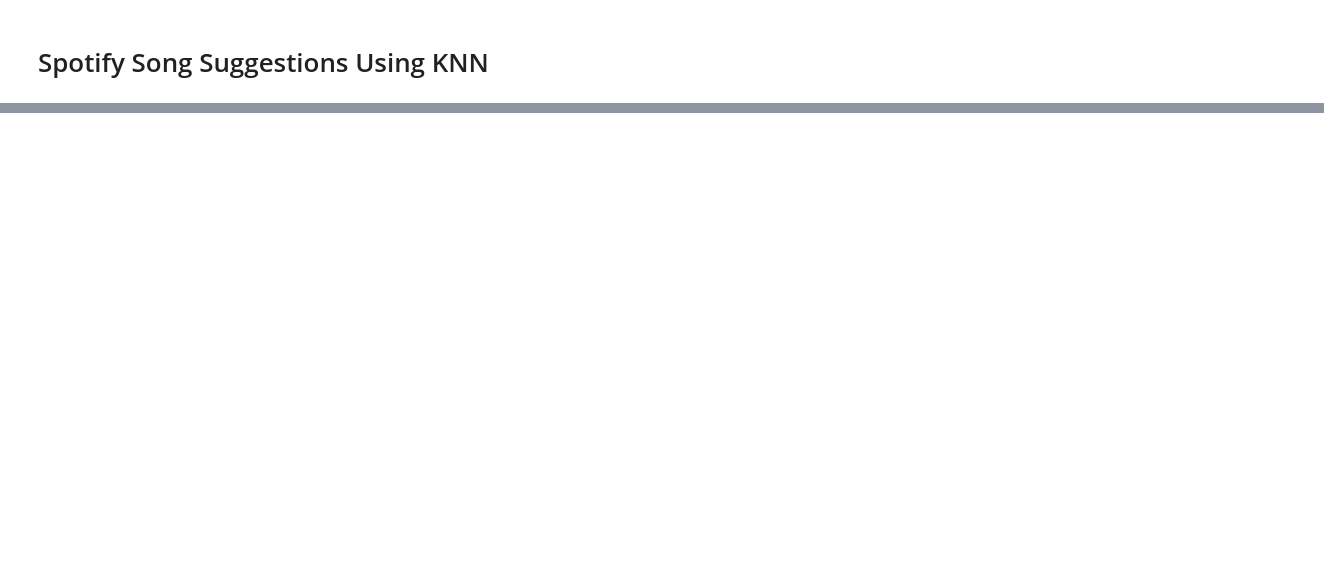
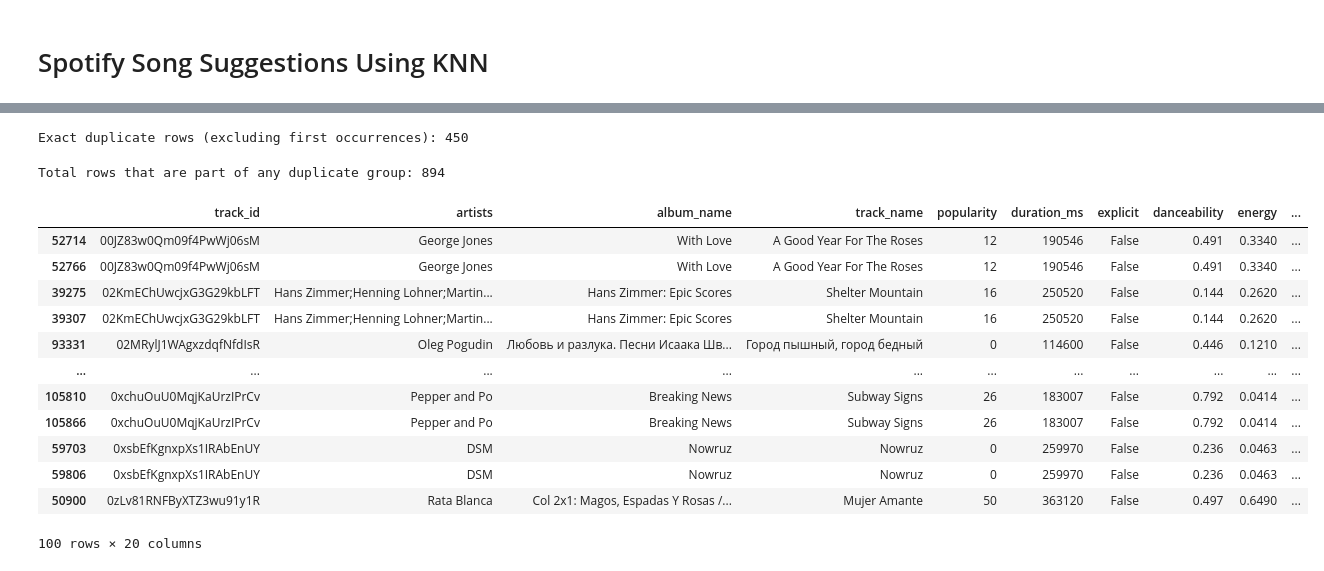
Before and after one commit to PearlisSad/CI--Music--Streaming-and-Recommendation-System, a Jupyter notebook: jupyter_notebooks/sam_knn_profiling.ipynb, the cells around one changed output, grey strips where cells are left out. Saved outputs shown, nothing was run; the diff lists cells and outputs as text; code cells hidden in the pictures; blank space fills up the shorter version.

```diff
--- a/jupyter_notebooks/sam_knn_profiling.ipynb
+++ b/jupyter_notebooks/sam_knn_profiling.ipynb
@@ -34,0 +63,26 @@ df[numeric_cols] = df[numeric_cols].fillna(df[numeric_cols].median())
+# %%
+dup_count = df.duplicated().sum()
+print("Exact duplicate rows (excluding first occurrences):", dup_count)
+# %% [output]
+Exact duplicate rows (excluding first occurrences): 450
+# %%
+dup_all = df.duplicated(keep=False).sum()
+print("Total rows that are part of any duplicate group:", dup_all)
+# %% [output]
+Total rows that are part of any duplicate group: 894
+# %%
+df[df.duplicated(keep=False)].sort_values(list(df.columns)).head(100)
+# %% [output]
+|  | track_id | artists | album_name | track_name | popularity | duration_ms | explicit | danceability | energy | ... |
+| 52714 | 00JZ83w0Qm09f4PwWj06sM | George Jones | With Love | A Good Year For The Roses | 12 | 190546 | False | 0.491 | 0.3340 | ... |
+| 52766 | 00JZ83w0Qm09f4PwWj06sM | George Jones | With Love | A Good Year For The Roses | 12 | 190546 | False | 0.491 | 0.3340 | ... |
+| 39275 | 02KmEChUwcjxG3G29kbLFT | Hans Zimmer;Henning Lohner;Martin... | Hans Zimmer: Epic Scores | Shelter Mountain | 16 | 250520 | False | 0.144 | 0.2620 | ... |
+| 39307 | 02KmEChUwcjxG3G29kbLFT | Hans Zimmer;Henning Lohner;Martin... | Hans Zimmer: Epic Scores | Shelter Mountain | 16 | 250520 | False | 0.144 | 0.2620 | ... |
+| 93331 | 02MRylJ1WAgxzdqfNfdIsR | Oleg Pogudin | Любовь и разлука. Песни Исаака Шв... | Город пышный, город бедный | 0 | 114600 | False | 0.446 | 0.1210 | ... |
+| ... | ... | ... | ... | ... | ... | ... | ... | ... | ... | ... |
+| 105810 | 0xchuOuU0MqjKaUrzIPrCv | Pepper and Po | Breaking News | Subway Signs | 26 | 183007 | False | 0.792 | 0.0414 | ... |
+| 105866 | 0xchuOuU0MqjKaUrzIPrCv | Pepper and Po | Breaking News | Subway Signs | 26 | 183007 | False | 0.792 | 0.0414 | ... |
+| 59703 | 0xsbEfKgnxpXs1IRAbEnUY | DSM | Nowruz | Nowruz | 0 | 259970 | False | 0.236 | 0.0463 | ... |
+| 59806 | 0xsbEfKgnxpXs1IRAbEnUY | DSM | Nowruz | Nowruz | 0 | 259970 | False | 0.236 | 0.0463 | ... |
+| 50900 | 0zLv81RNFByXTZ3wu91y1R | Rata Blanca | Col 2x1: Magos, Espadas Y Rosas /... | Mujer Amante | 50 | 363120 | False | 0.497 | 0.6490 | ... |
+100 rows × 20 columns
```
Also changed, not shown: parts of 10 cells of this notebook, 1 other file.
